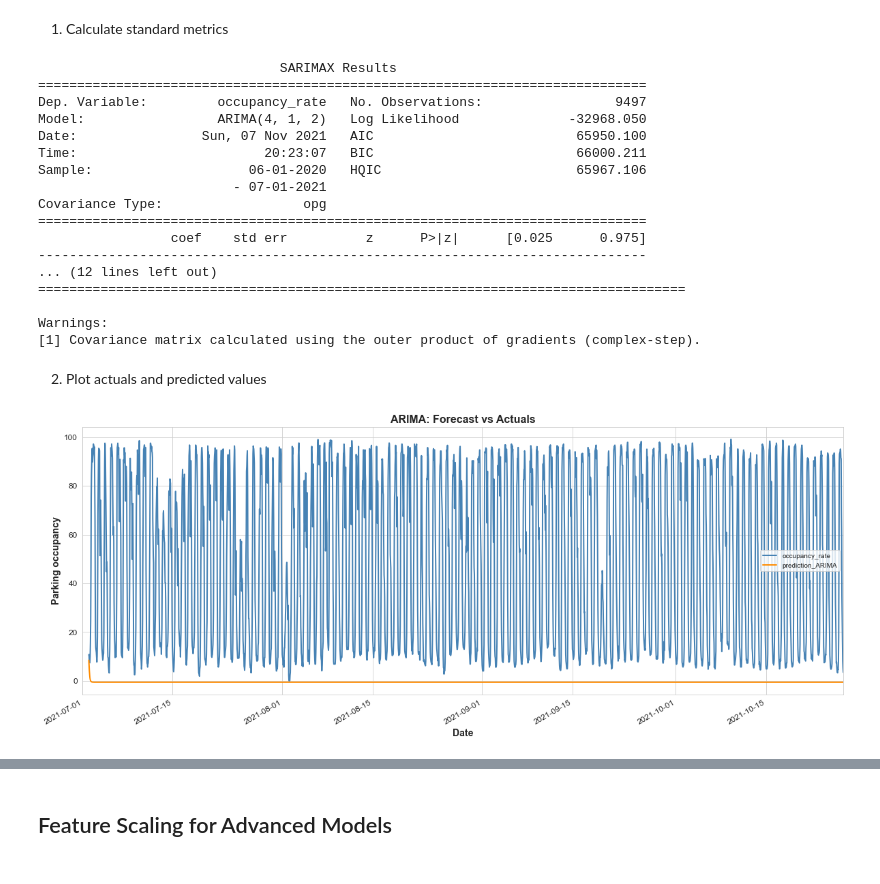
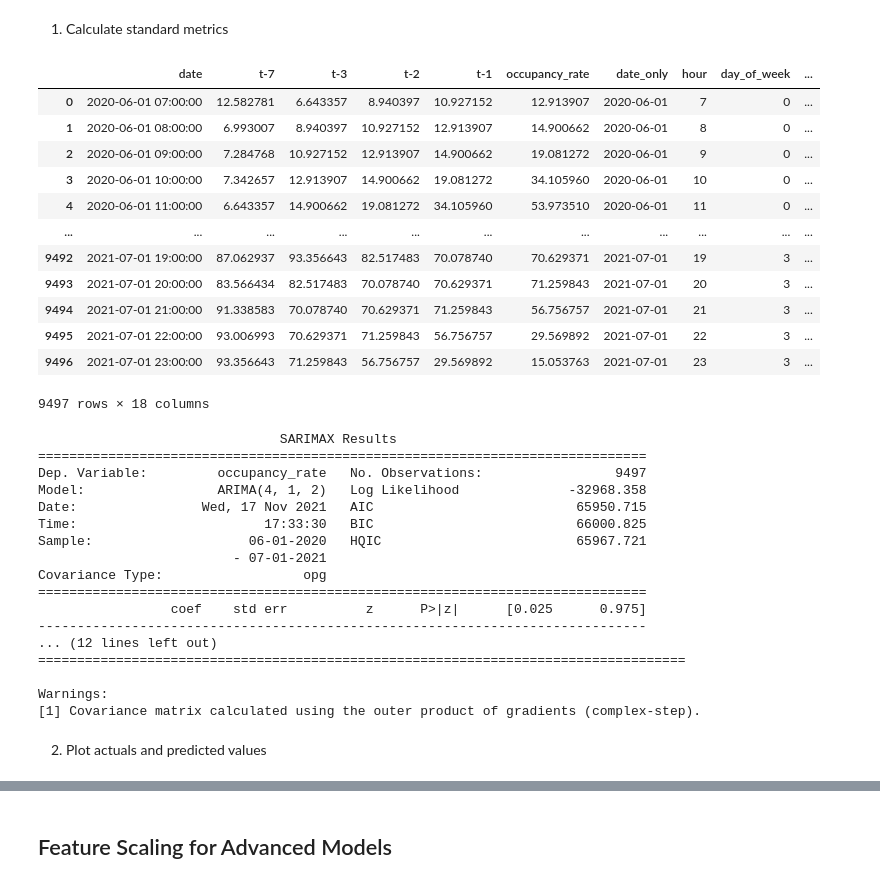
Before and after one commit to christopherkindl/start-hack-2021, a Jupyter notebook: 01_ml/time_series_model.ipynb, the cells around one changed output, grey strips where cells are left out. Saved outputs shown, nothing was run; the diff lists cells and outputs as text; code cells hidden in the pictures.

Commit message:
fix time series model bugs

```diff
--- a/01_ml/time_series_model.ipynb
+++ b/01_ml/time_series_model.ipynb
@@ -302,9 +309,26 @@ ARIMA(order=(4, 1, 2), scoring_args={}, suppress_warnings=True,
 ## Forecast on Test Set
 # %% [markdown]
 1) Calculate standard metrics
+# %%
+df_train
+# %% [output]
+|  | date | t-7 | t-3 | t-2 | t-1 | occupancy_rate | date_only | hour | day_of_week | ... |
+| 0 | 2020-06-01 07:00:00 | 12.582781 | 6.643357 | 8.940397 | 10.927152 | 12.913907 | 2020-06-01 | 7 | 0 | ... |
+| 1 | 2020-06-01 08:00:00 | 6.993007 | 8.940397 | 10.927152 | 12.913907 | 14.900662 | 2020-06-01 | 8 | 0 | ... |
+| 2 | 2020-06-01 09:00:00 | 7.284768 | 10.927152 | 12.913907 | 14.900662 | 19.081272 | 2020-06-01 | 9 | 0 | ... |
+| 3 | 2020-06-01 10:00:00 | 7.342657 | 12.913907 | 14.900662 | 19.081272 | 34.105960 | 2020-06-01 | 10 | 0 | ... |
+| 4 | 2020-06-01 11:00:00 | 6.643357 | 14.900662 | 19.081272 | 34.105960 | 53.973510 | 2020-06-01 | 11 | 0 | ... |
+| ... | ... | ... | ... | ... | ... | ... | ... | ... | ... | ... |
+| 9492 | 2021-07-01 19:00:00 | 87.062937 | 93.356643 | 82.517483 | 70.078740 | 70.629371 | 2021-07-01 | 19 | 3 | ... |
+| 9493 | 2021-07-01 20:00:00 | 83.566434 | 82.517483 | 70.078740 | 70.629371 | 71.259843 | 2021-07-01 | 20 | 3 | ... |
+| 9494 | 2021-07-01 21:00:00 | 91.338583 | 70.078740 | 70.629371 | 71.259843 | 56.756757 | 2021-07-01 | 21 | 3 | ... |
+| 9495 | 2021-07-01 22:00:00 | 93.006993 | 70.629371 | 71.259843 | 56.756757 | 29.569892 | 2021-07-01 | 22 | 3 | ... |
+| 9496 | 2021-07-01 23:00:00 | 93.356643 | 71.259843 | 56.756757 | 29.569892 | 15.053763 | 2021-07-01 | 23 | 3 | ... |
+9497 rows × 18 columns
 # %%
+df_train.set_index('date', inplace = True)
 df_train.index = df_train.index.to_period('h')
-# df_rapperswil = df_rapperswil.reset_index(drop=True)
+
 
 # fit model
 model = ARIMA(df_train['occupancy_rate'], order=(4,1,2))
@@ -316,10 +340,10 @@ print(model_fit.summary())
                                SARIMAX Results
 ==============================================================================
 Dep. Variable:         occupancy_rate   No. Observations:                 9497
-Model:                 ARIMA(4, 1, 2)   Log Likelihood              -32968.050
-Date:                Sun, 07 Nov 2021   AIC                          65950.100
-Time:                        20:23:07   BIC                          66000.211
-Sample:                    06-01-2020   HQIC                         65967.106
+Model:                 ARIMA(4, 1, 2)   Log Likelihood              -32968.358
+Date:                Wed, 17 Nov 2021   AIC                          65950.715
+Time:                        17:33:30   BIC                          66000.825
+Sample:                    06-01-2020   HQIC                         65967.721
                          - 07-01-2021
 Covariance Type:                  opg
 ==============================================================================
@@ -347,23 +371,21 @@ print(round(mean_squared_error(y_true=df_test['occupancy_rate'], y_pred=df_test[
 2) Plot actuals and predicted values
 # %%
 # model performance to plot
-model = 'prediction_ARIMA'
-
-fig = plt.figure(figsize=(20,8));
-ax = fig.add_subplot(111);
-_ = df_test[['occupancy_rate', model]].plot(ax=ax, style=['-','-'], linewidth=2, color=['steelblue', 'darkorange'])
-
-ax.set_xbound(lower='2021-07-01', upper= str(df_test.index.max().date()))
-# plot = plt.suptitle('Autumn 2021 Forecast vs Actuals')
-plt.title('ARIMA: Forecast vs Actuals',
-           fontsize = 16, weight = 'bold');
-plt.xlabel('Date', fontsize = 14, weight = 'bold');
-plt.ylabel('Parking occupancy', fontsize = 14, weight = 'bold');
-
-
-# save fig
-file = 'rapperswil_arima.png'
-plt.savefig('/Users/christopherkindl/working/start-hack-2021/05_visualisations_of_eda/' + file,
+# model = 'prediction_ARIMA'
+#
+# fig = plt.figure(figsize=(20,8));
+# ax = fig.add_subplot(111);
+# _ = df_test[['occupancy_rate', model]].plot(ax=ax, style=['-','-'], linewidth=2, color=['steelblue', 'darkorange'])
+#
+# ax.set_xbound(lower='2021-07-01', upper= str(df_test.index.max().date()))
+# # plot = plt.suptitle('Autumn 2021 Forecast vs Actuals')
+# plt.title('ARIMA: Forecast vs Actuals',
+#            fontsize = 16, weight = 'bold');
+# plt.xlabel('Date', fontsize = 14, weight = 'bold');
+# plt.ylabel('Parking occupancy', fontsize = 14, weight = 'bold');
+#
+#
+# # save fig
+# file = 'rapperswil_arima.png'
+# plt.savefig('/Users/christopherkindl/working/start-hack-2021/05_visualisations_of_eda/' + file,
            facecolor=fig.get_facecolor(), edgecolor='none');
-# %% [output]
-[figure, removed]
```
Also changed, not shown: parts of 21 cells of this notebook, 10 other files.
